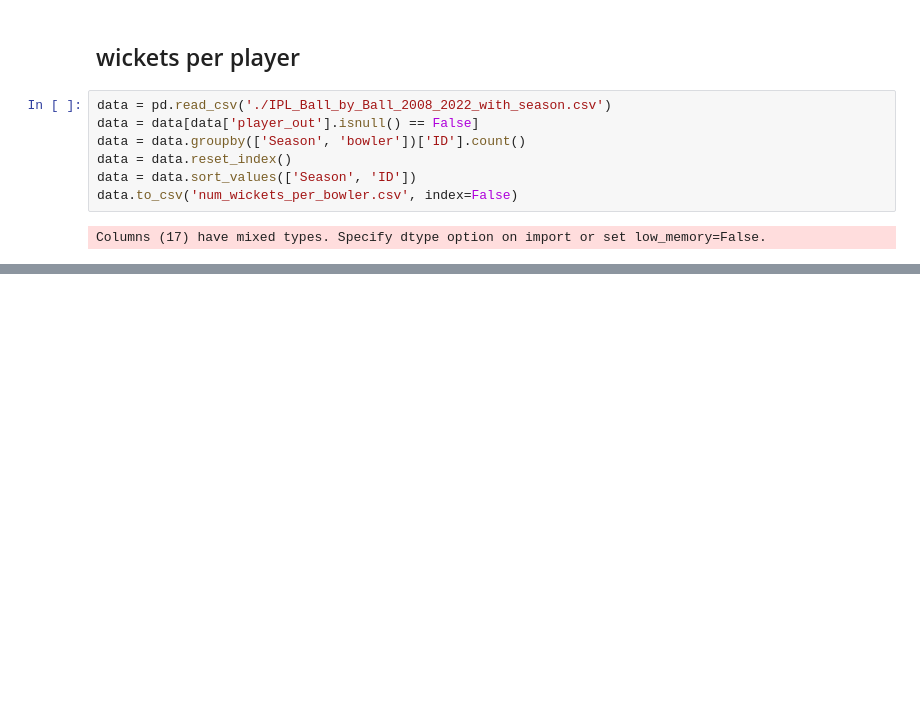
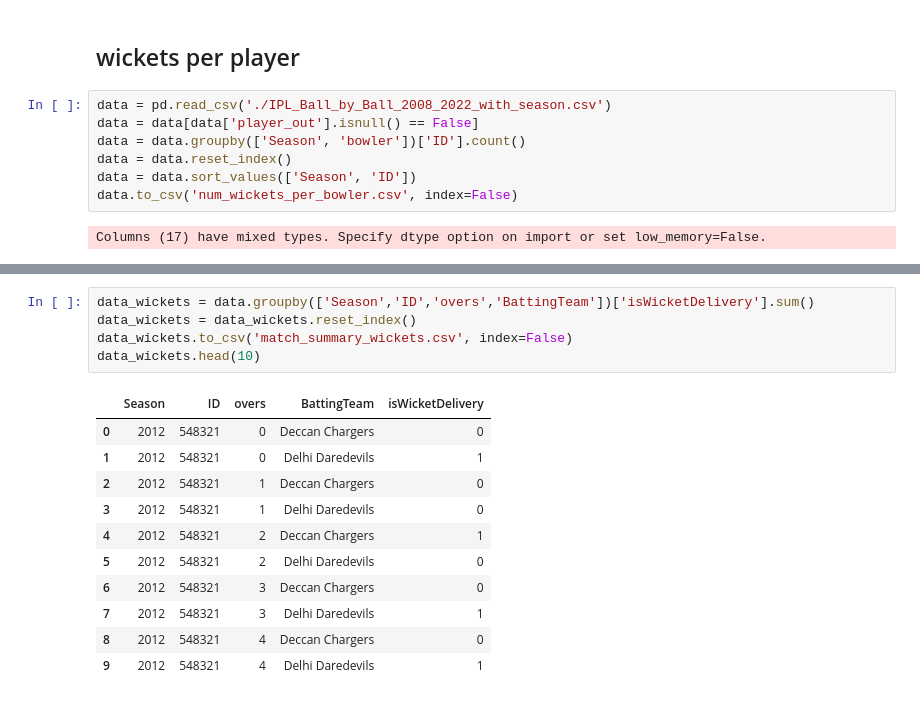
Before and after one commit to karanjain1601/dv_project, a Jupyter notebook: code.ipynb, the cells around one changed output, grey strips where cells are left out. Saved outputs shown, nothing was run; the diff lists cells and outputs as text; blank space fills up the shorter version.

```diff
--- a/code.ipynb
+++ b/code.ipynb
@@ -273,0 +380,17 @@ Columns (17) have mixed types. Specify dtype option on import or set low_memory=
+# %%
+data_wickets = data.groupby(['Season','ID','overs','BattingTeam'])['isWicketDelivery'].sum()
+data_wickets = data_wickets.reset_index()
+data_wickets.to_csv('match_summary_wickets.csv', index=False)
+data_wickets.head(10)
+# %% [output]
+|  | Season | ID | overs | BattingTeam | isWicketDelivery |
+| 0 | 2012 | 548321 | 0 | Deccan Chargers | 0 |
+| 1 | 2012 | 548321 | 0 | Delhi Daredevils | 1 |
+| 2 | 2012 | 548321 | 1 | Deccan Chargers | 0 |
+| 3 | 2012 | 548321 | 1 | Delhi Daredevils | 0 |
+| 4 | 2012 | 548321 | 2 | Deccan Chargers | 1 |
+| 5 | 2012 | 548321 | 2 | Delhi Daredevils | 0 |
+| 6 | 2012 | 548321 | 3 | Deccan Chargers | 0 |
+| 7 | 2012 | 548321 | 3 | Delhi Daredevils | 1 |
+| 8 | 2012 | 548321 | 4 | Deccan Chargers | 0 |
+| 9 | 2012 | 548321 | 4 | Delhi Daredevils | 1 |
```
Also changed, not shown: parts of 19 cells of this notebook, 3 other files.
